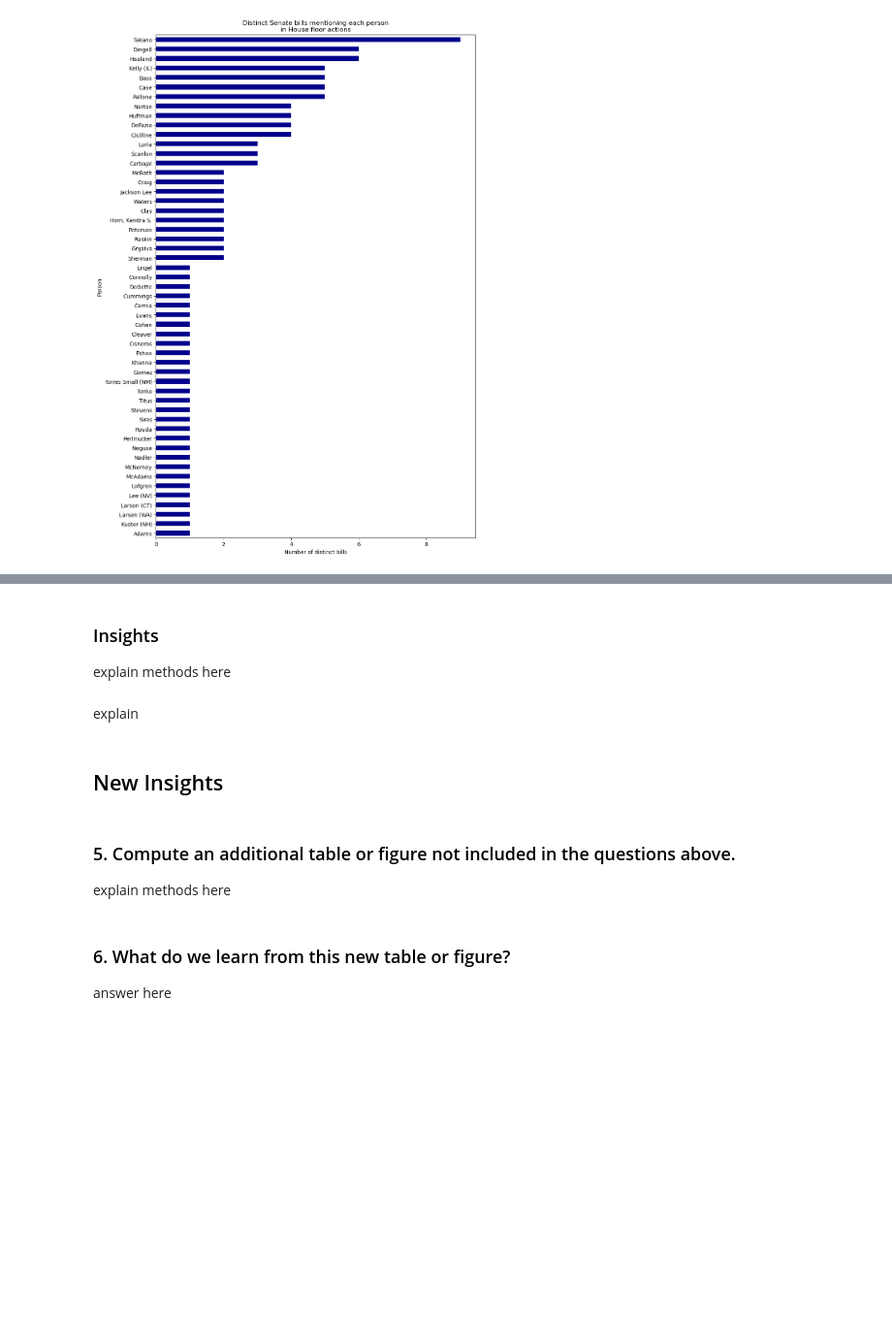
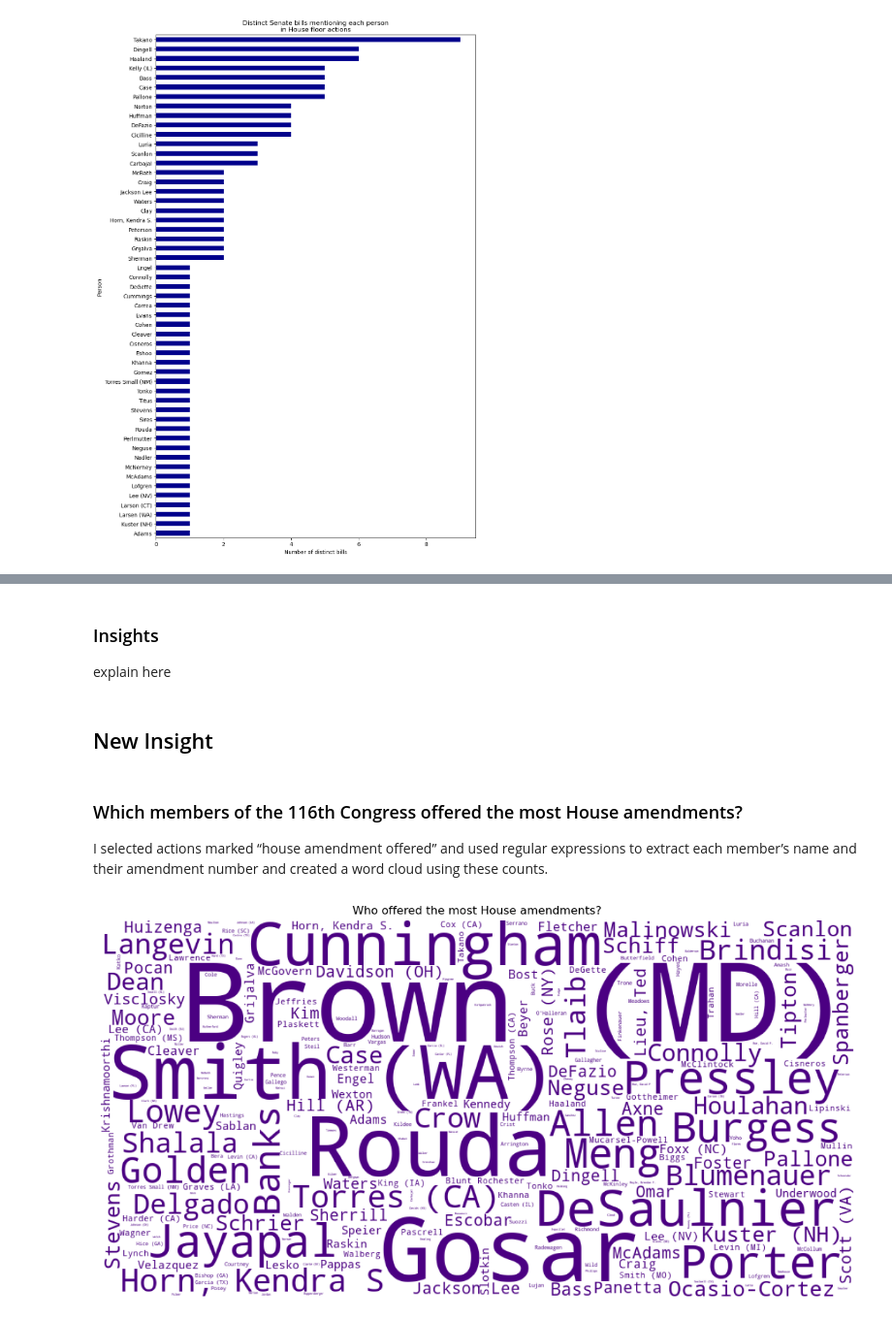
Before and after one commit to maxinehb/datasci530fall2026, a Jupyter notebook: Assignment 4/Assignment-4.ipynb, the cells around one changed output, grey strips where cells are left out. Shown at 97% size. Saved outputs shown, nothing was run; the diff lists cells and outputs as text; code cells hidden in the pictures; blank space fills up the shorter version.

```diff
--- a/Assignment 4/Assignment-4.ipynb
+++ b/Assignment 4/Assignment-4.ipynb
@@ -218,16 +360,72 @@ explain
 # %% [markdown]
 <h3 style="color:#000000;"> Insights </h3>
 
-explain methods here
+explain here
-# %% [markdown]
-explain
 # %% [markdown]
-<h2 style="color:#000000;">New Insights</h2>
+<h2 style="color:#000000;">New Insight</h2>
-# %% [markdown]
-<h3 style="color:#000000;"> 5. Compute an additional table or figure not included in the questions above.  </h3>
-
-explain methods here
-# %% [markdown]
-<h3 style="color:#000000;"> 6. What do we learn from this new table or figure?  </h3>
-
-answer here
+# %% [markdown]
+<h3 style="color:#000000;"> Which members of the 116th Congress offered the most House amendments?  </h3>
+
+I selected actions marked “house amendment offered” and used regular expressions to extract each member’s name and their amendment number and created a word cloud using these counts.
+# %%
+# select House amendments offered
+house_amendments = bills_actions.query(
+    'main_action == "house amendment offered"'
+).copy()
+
+# extract member names and House amendment numbers
+member_matches = house_amendments["action"].str.findall(
+    r"offered by (?:Mr|Ms|Mrs)\. (.*?)(?=\. \(|\.$)"
+)
+amendment_matches = house_amendments["action"].str.findall(
+    r"H\.Amdt\.(\d+)"
+)
+
+# quality checks: one member and amendment number for each of 828 rows
+#print(member_matches.apply(len).value_counts())
+#print(amendment_matches.apply(len).value_counts())
+
+house_amendments["Member"] = member_matches.apply(
+    lambda names: names[0]
+)
+house_amendments["Amendment number"] = amendment_matches.apply(
+    lambda numbers: numbers[0]
+)
+
+# word cloud:
+from wordcloud import WordCloud
+
+# count amendments offered by each member
+table_house_members = (
+    house_amendments.groupby("Member")
+    .size()
+    .reset_index(name="Number of amendments offered")
+    .sort_values(
+        ["Number of amendments offered", "Member"],
+        ascending=[False, True]
+    )
+)
+# Use the amendment counts as the weight for each member's name
+member_frequencies = (
+    table_house_members.set_index("Member")["Number of amendments offered"]
+    .to_dict()
+)
+
+word_cloud = WordCloud(
+    width=1000,
+    height=500,
+    background_color="white",
+    color_func=lambda *args, **kwargs: "indigo",
+    relative_scaling=1,
+    max_words=len(member_frequencies),
+    random_state=42
+).generate_from_frequencies(member_frequencies)
+
+plt.figure(figsize=(12, 6))
+plt.imshow(word_cloud)
+plt.axis("off")
+plt.title("Who offered the most House amendments?")
+plt.tight_layout()
+plt.show()
+# %% [output]
+[figure, added]
```
Also changed, not shown: parts of 7 cells of this notebook.
